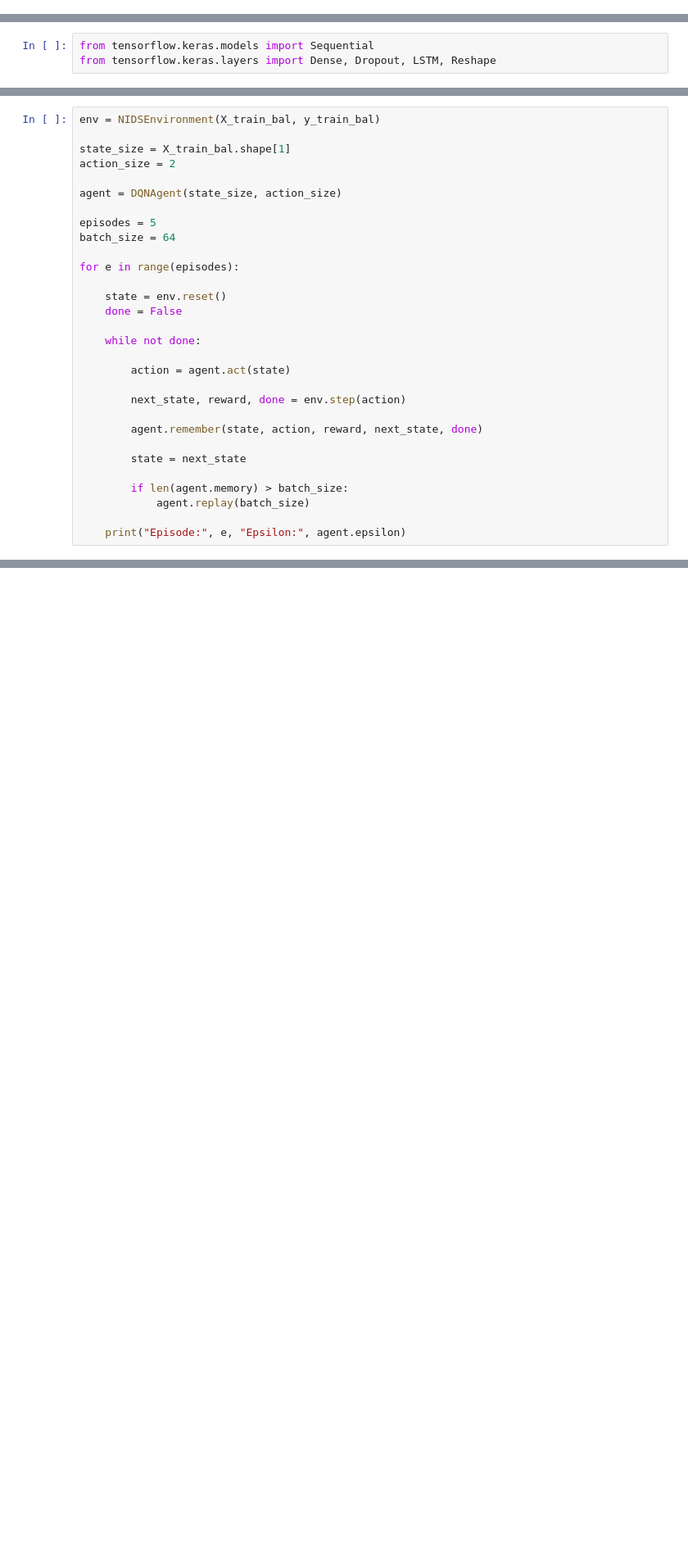
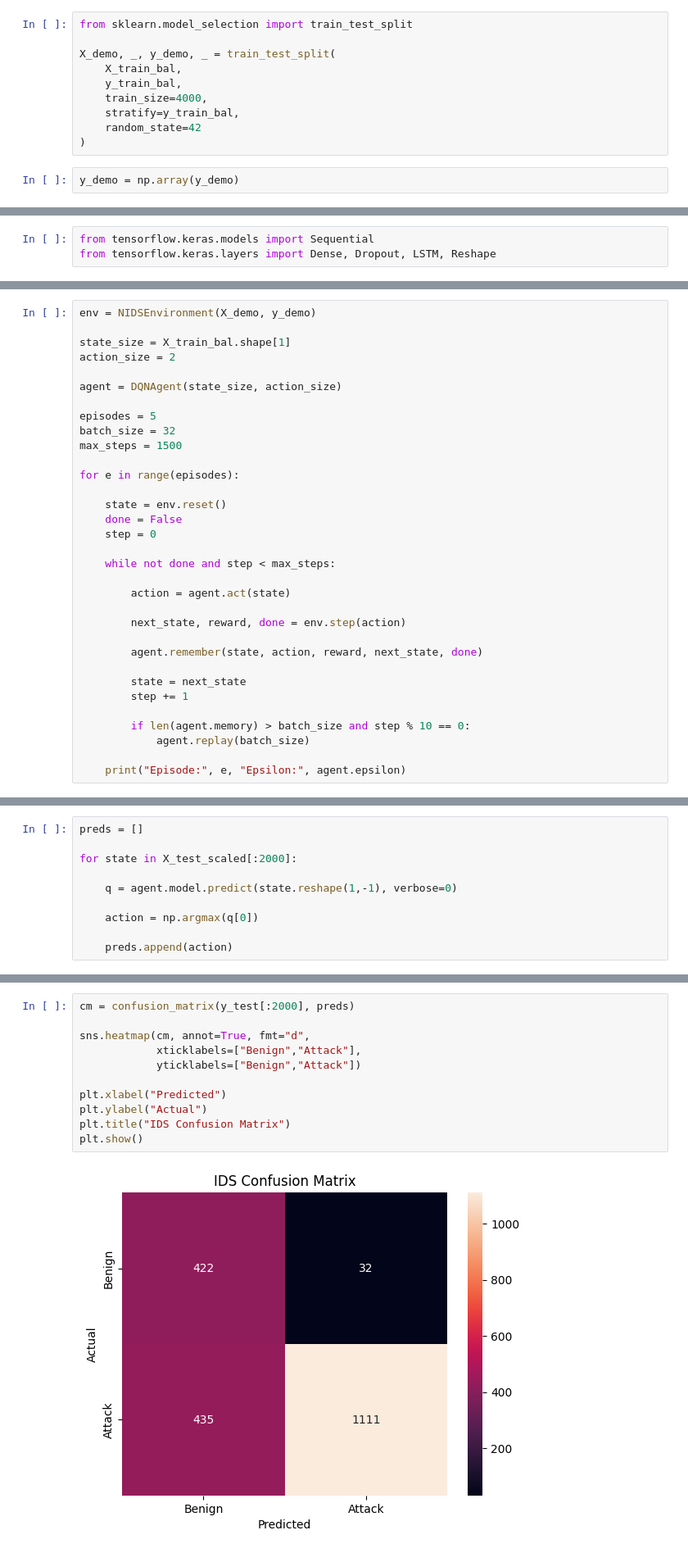
Before and after one commit to ar1210-star/IDS, a Jupyter notebook: drl_lstm.ipynb, the cells around one changed output, grey strips where cells are left out. Shown at 82% size. Drawn from its saved outputs; the diff is of its cells as text; blank space fills up the shorter version.

```diff
--- a/drl_lstm.ipynb
+++ b/drl_lstm.ipynb
@@ -230,0 +380,12 @@ y_train_bal.value_counts()
+# %%
+from sklearn.model_selection import train_test_split
+
+X_demo, _, y_demo, _ = train_test_split(
+    X_train_bal,
+    y_train_bal,
+    train_size=4000,
+    stratify=y_train_bal,
+    random_state=42
+)
+# %%
+y_demo = np.array(y_demo)
@@ -352,7 +518,7 @@ class DQNAgent:
         if self.epsilon > self.epsilon_min:
             self.epsilon *= self.epsilon_decay
 # %%
-env = NIDSEnvironment(X_train_bal, y_train_bal)
+env = NIDSEnvironment(X_demo, y_demo)
 
 state_size = X_train_bal.shape[1]
 action_size = 2
@@ -360,14 +526,16 @@ action_size = 2
 agent = DQNAgent(state_size, action_size)
 
 episodes = 5
-batch_size = 64
+batch_size = 32
+max_steps = 1500
 
 for e in range(episodes):
 
     state = env.reset()
     done = False
+    step = 0
 
-    while not done:
+    while not done and step < max_steps:
 
         action = agent.act(state)
 
@@ -376,8 +544,9 @@ for e in range(episodes):
         agent.remember(state, action, reward, next_state, done)
 
         state = next_state
+        step += 1
 
-        if len(agent.memory) > batch_size:
+        if len(agent.memory) > batch_size and step % 10 == 0:
             agent.replay(batch_size)
 
     print("Episode:", e, "Epsilon:", agent.epsilon)
@@ -413,0 +559,10 @@ for e in range(episodes):
+# %%
+preds = []
+
+for state in X_test_scaled[:2000]:
+
+    q = agent.model.predict(state.reshape(1,-1), verbose=0)
+
+    action = np.argmax(q[0])
+
+    preds.append(action)
@@ -413,0 +592,13 @@ for e in range(episodes):
+# %%
+cm = confusion_matrix(y_test[:2000], preds)
+
+sns.heatmap(cm, annot=True, fmt="d",
+            xticklabels=["Benign","Attack"],
+            yticklabels=["Benign","Attack"])
+
+plt.xlabel("Predicted")
+plt.ylabel("Actual")
+plt.title("IDS Confusion Matrix")
+plt.show()
+# %% [output]
+[figure, added]
```
Also changed, not shown: parts of 47 cells of this notebook.
